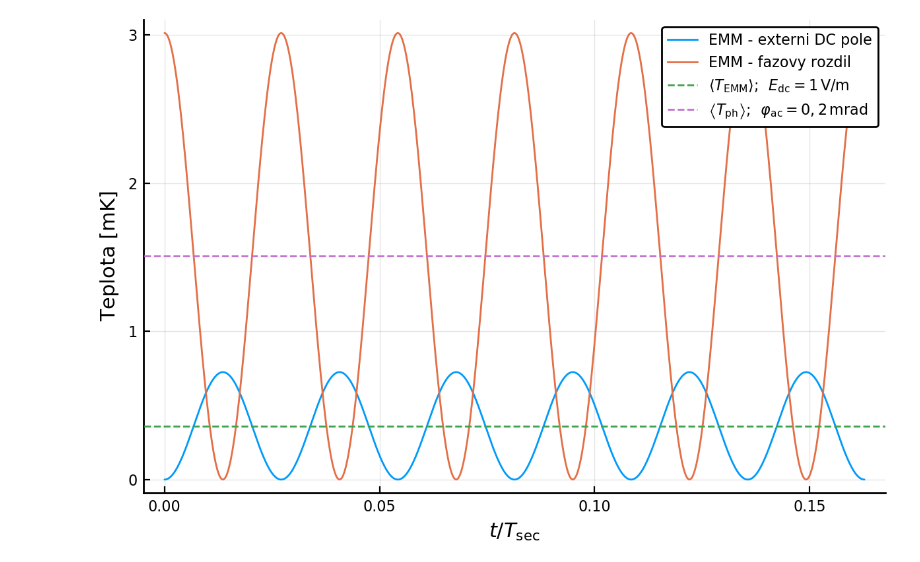
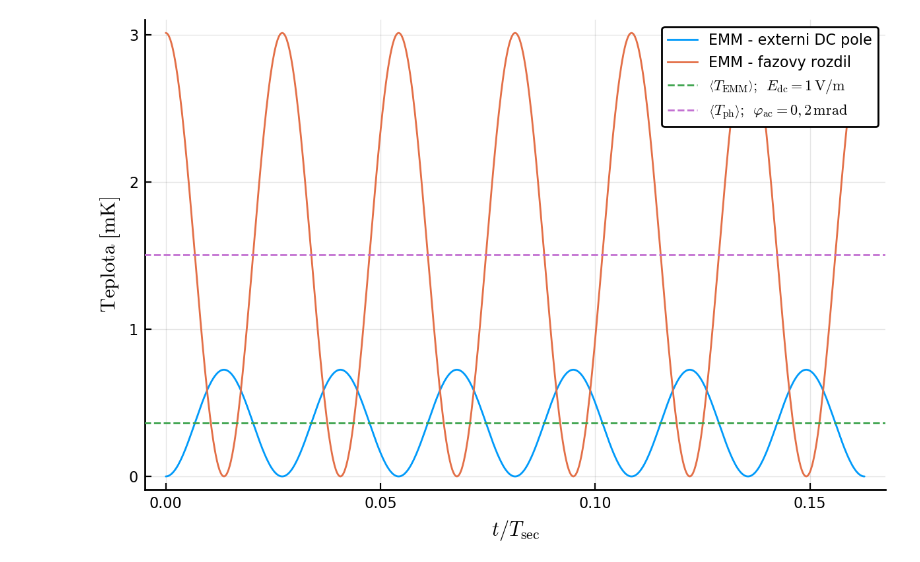
Before and after one commit to dvadlejch/Julia_vypocty_diplomka, a Jupyter notebook: ion_temperature_plots/make_fig.ipynb, the cells around one changed output. Cells and saved outputs as stored; diff of their text form; code cells hidden in the pictures.

Commit message:
fancy plot - works

```diff
--- a/ion_temperature_plots/make_fig.ipynb
+++ b/ion_temperature_plots/make_fig.ipynb
@@ -7,6 +7,14 @@ using PhysicalConstants.CODATA2018
 using Unitful
 using Statistics
 using LaTeXStrings
+using PyCall
+
+
+rcParams = PyPlot.PyDict(PyPlot.matplotlib."rcParams")
+rcParams["font.size"] = 12
+rcParams["mathtext.fontset"] = "cm"
+rcParams["mathtext.rm"] = "serif"
+rcParams["text.usetex"] = "false"
 
 include("get_mathi_traj.jl")
 
@@ -28,33 +36,33 @@ tspan = range(0, 2*pi/Ω * 3, length=601)  # drive freq.
     delta_phi, phi, tspan, div=true, sym_type=false)
 
 u = u_sec + u_IMM + u_EMM + u_EMM_phase # celkovy pohyb iontu
 
 (E_kin_sec, T_kin_sec) = get_E_kin_1D(u_sec[:,2])
 (E_kin_IMM, T_kin_IMM) = get_E_kin_1D(u_IMM[:,2])
 (E_kin_EMM, T_kin_EMM) = get_E_kin_1D(u_EMM[:,2])
 (E_kin_EMM_phase, T_kin_EMM_phase) = get_E_kin_1D(u_EMM_phase[:,2])
 
 
 
 pyplot()
 #gr()
 plot(tspan/Per_sec[2], T_kin_EMM * 1e3, label="EMM - externi DC pole", dpi=200, legend=:topright)
 plot!(tspan/Per_sec[2], T_kin_EMM_phase * 1e3, label="EMM - fazovy rozdil")
 xlabel!(L"$ t/T_{\rm{sec}} $")
 ylabel!(L" \rm{Teplota \,\,[mK]}")
 #plot!(tspan, T_kin_EMM)
 hline!( [mean(T_kin_EMM)*1e3] , linestyle=:dash, label=L"$ \left< T_{\rm{EMM}} \right>;\,\,\, E_{\rm{dc}} = 1 \, \rm{V/m} $")
 hline!([ mean(T_kin_EMM_phase)*1e3], linestyle=:dash, label=L"$ \left< T_{\rm{ph}} \right>;\,\,\, \varphi_{\rm{ac}} = 0,2 \, \rm{mrad}  $")
 
 #savefig("D:\\Onedrive_vut\\ÚPT\\diplomka\\Julia_vypocty_diplomka\\ion_temperature_plots\\temp_vs_t_sec_IMM.pdf")
 #savefig("/home/dan/diplomka_winfiles/Julia_vypocty_diplomka/ion_temperature_plots/temp_vs_t_EMM_EMMphase.pdf")
 
 ## test spravnosti
 #(u_test, Per_sec_test) = get_mathi_traj(Vrf, Udc, Ω, T, E_ext,
 #    delta_phi, phi, tspan, div=false, sym_type=false)
 
 #print(u_test ≈ u)  -- true
 # %% [output]
-[figure, old version]
+[figure, new version]
 # %%
 savefig("/home/dan/diplomka_winfiles/Julia_vypocty_diplomka/ion_temperature_plots/temp_vs_t_EMM_EMMphase.svg")
```
Also changed, not shown: 8 other files.
